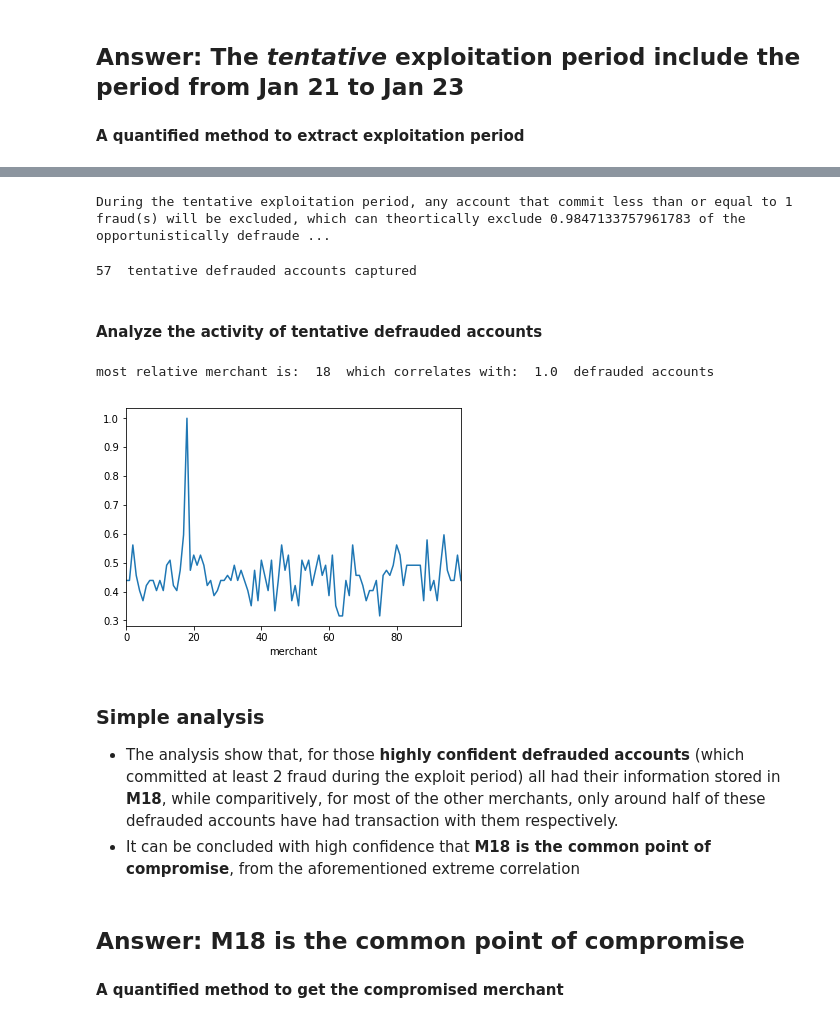
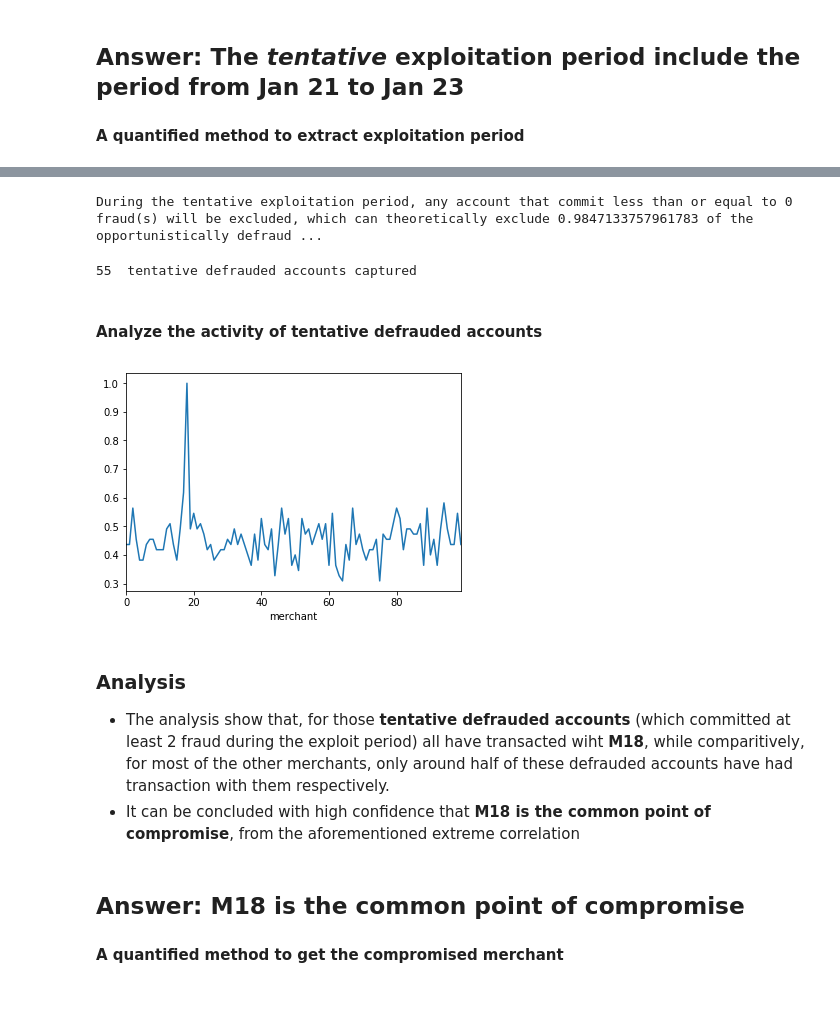
Before and after one commit to HANDSOMEJACKANDY/Point-of-Compromise-Detection, a Jupyter notebook: Formal_Solution.ipynb, the cells around one changed output, grey strips where cells are left out. Drawn from its saved outputs; the diff is of its cells as text; code cells hidden in the pictures.

```diff
--- a/Formal_Solution.ipynb
+++ b/Formal_Solution.ipynb
@@ -87,16 +88,16 @@ defraud_account_thresh = 0
 cum_prob = 0
 for i, prob in enumerate(N_fraud_cum_probablility):
     if prob > 0.95:
-        defraud_account_thresh = i+1
+        defrauded_account_thresh = i+1
         cum_prob = prob
         break
 print("During the tentative exploitation period, any account that commit less than or equal to", defraud_account_thresh,\
-     "fraud(s) will be excluded, which can theortically exclude", cum_prob, "of the opportunistically defrauded accounts")
+     "fraud(s) will be excluded, which can theoretically exclude", cum_prob, "of the opportunistically defrauded accounts")
 # %% [output]
-During the tentative exploitation period, any account that commit less than or equal to 1 fraud(s) will be excluded, which can theortically exclude 0.9847133757961783 of the opportunistically defraude ...
+During the tentative exploitation period, any account that commit less than or equal to 0 fraud(s) will be excluded, which can theoretically exclude 0.9847133757961783 of the opportunistically defraud ...
 # %%
 '''Get the tentative defrauded acccounts set'''
-# get trasaction data during the exp period
+# get transaction data during the exp period
 data_during_exp = raw_data.loc[(raw_data.date >= exp_dates[0]) & (raw_data.date <= exp_dates[-1])]
 
 # get all fraudulant transactions during the exp period
@@ -104,41 +105,39 @@ defraud_data = data_during_exp[data_during_exp.fraud == True]
 
 # collect defrauded_accounts that at least commit fraud_account_thresh frauds during exploitation
 tentative_defrauded_accounts = set()
-account_fraud = defraud_data.groupby(by='account')['fraud'].count()
+account_fraud = defraud_data.groupby(by=['account', 'date']).count()
 for account in accounts:
-    try:
-        if account_fraud[account] > defraud_account_thresh:
-            tentative_defrauded_accounts.add(account)
-    except:
-        pass
+    for date in exp_dates:
+        try:
+            if account_fraud.loc[(account, date)]['fraud'] > defrauded_account_thresh:
+                tentative_defrauded_accounts.add(account)
+        except:
+            pass
 
 # count how many defrauded accounts are captured
 tentative_defrauded_accounts_no = len(tentative_defrauded_accounts)
 print(tentative_defrauded_accounts_no, " tentative defrauded accounts captured")
 # %% [output]
-57  tentative defrauded accounts captured
+55  tentative defrauded accounts captured
 # %% [markdown]
 #### Analyze the activity of tentative defrauded accounts
 # %%
 '''Analyze the correlation between the defrauded accounts and each merchant'''
 # get a list of merchants that each account has had transaction(s) before
 # get transactions before date of exploitation, and only of defrauded accounts
 data_before_exp = raw_data.loc[(raw_data.date < exp_dates[0]) & raw_data.account.isin(tentative_defrauded_accounts)]
 
-# get no of defrauded accounts each merchant has had transactions with
+# get the ratio of the number of defrauded accounts and number of all defrauded accounts
 account_merchant = data_before_exp.groupby(by='merchant')['account'].apply(lambda x: len(set(x)) / tentative_defrauded_accounts_no)
 
 # display result
-print("most relative merchant is: ", account_merchant.argmax(), " which correlates with: ", \
-      account_merchant.max(), " defrauded accounts")
-account_merchant.plot()
+account_merchant.plot(title='')
 plt.show()
 # %% [output]
-most relative merchant is:  18  which correlates with:  1.0  defrauded accounts
-[figure, old version]
+[figure, new version]
 # %% [markdown]
-### Simple analysis
-* The analysis show that, for those __highly confident defrauded accounts__ (which committed at least 2 fraud during the exploit period) all had their information stored in __M18__, while comparitively, for most of the other merchants, only around half of these defrauded accounts have had transaction with them respectively.
+### Analysis
+* The analysis show that, for those __tentative defrauded accounts__ (which committed at least 2 fraud during the exploit period) all have transacted wiht __M18__, while comparitively, for most of the other merchants, only around half of these defrauded accounts have had transaction with them respectively.
 * It can be concluded with high confidence that __M18 is the common point of compromise__, from the aforementioned extreme correlation
 # %% [markdown]
 ## Answer: M18 is the common point of compromise
```
Also changed, not shown: parts of 18 cells of this notebook.
